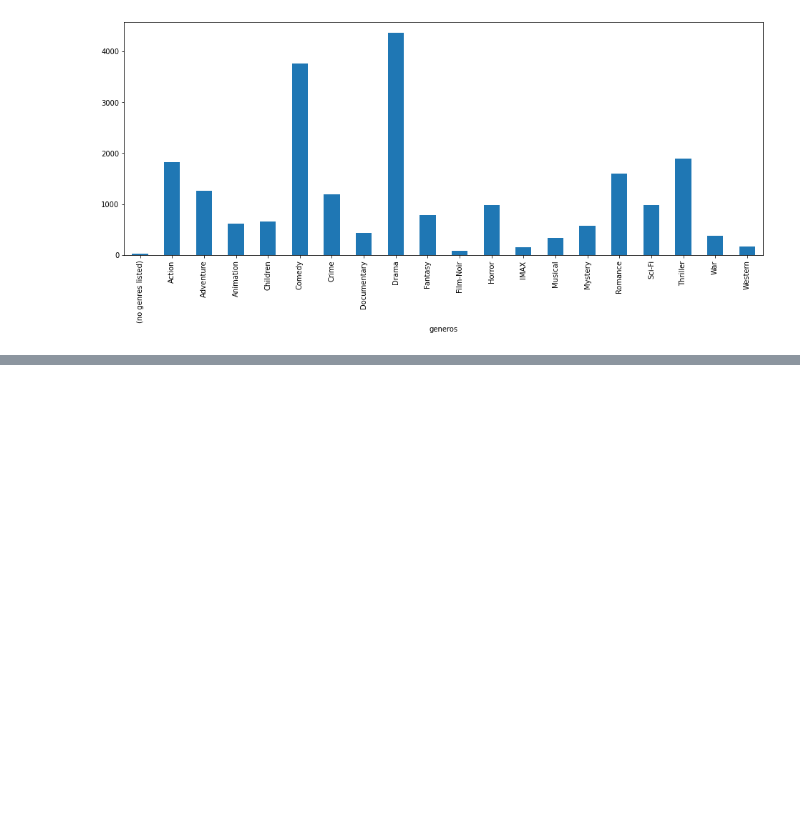
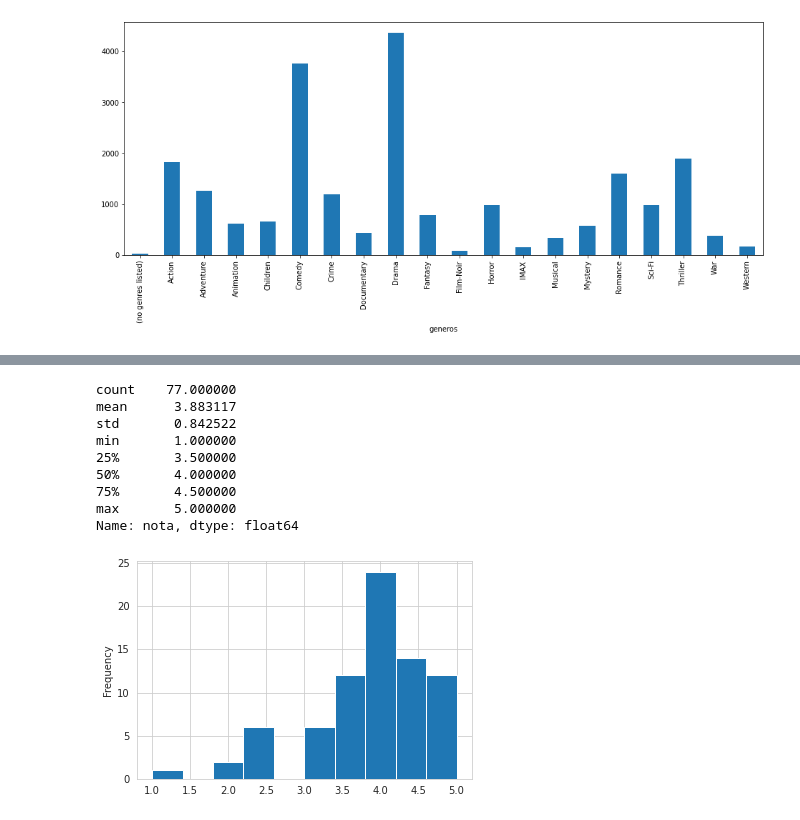
Before and after one commit to dnlrodrigues/analise_dados_python, a Jupyter notebook: QuarentenasDados_Filme.ipynb, the cells around one changed output, grey strips where cells are left out. Drawn from its saved outputs; the diff is of its cells as text; code cells hidden in the pictures; blank space fills up the shorter version.

```diff
--- a/QuarentenasDados_Filme.ipynb
+++ b/QuarentenasDados_Filme.ipynb
@@ -435,0 +501,13 @@ genero_serie.plot(kind='bar', figsize=(16, 6))
+# %%
+plot_filme(46578)
+# %% [output]
+count    77.000000
+mean      3.883117
+std       0.842522
+min       1.000000
+25%       3.500000
+50%       4.000000
+75%       4.500000
+max       5.000000
+Name: nota, dtype: float64
+[figure, added]
```
Also changed, not shown: parts of 13 cells of this notebook.
